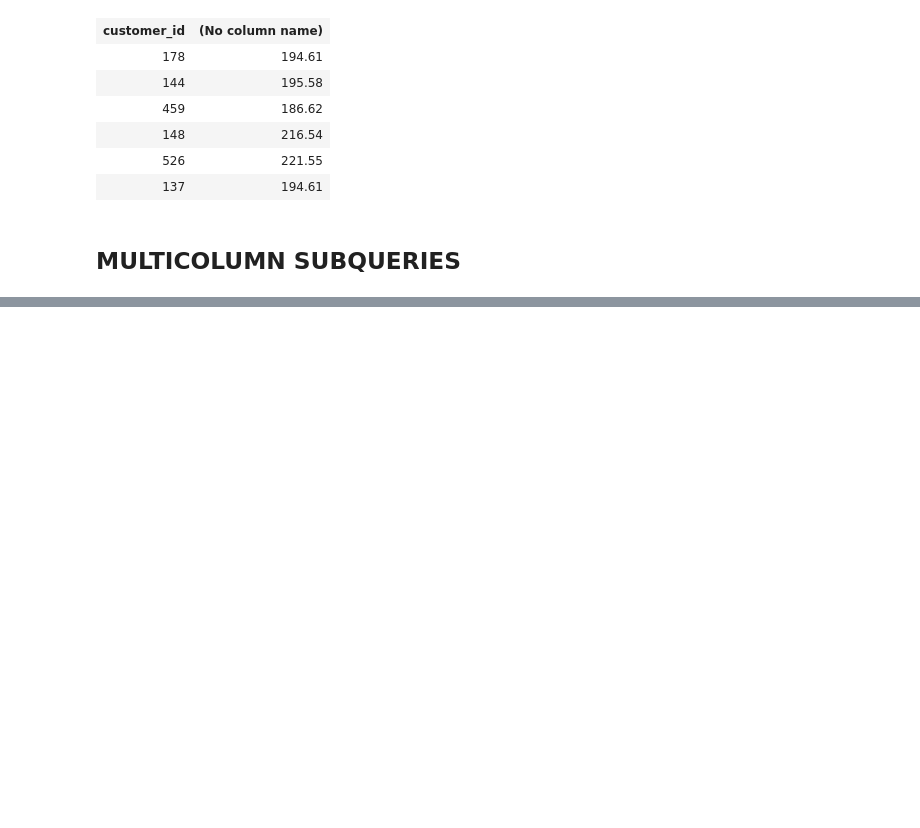
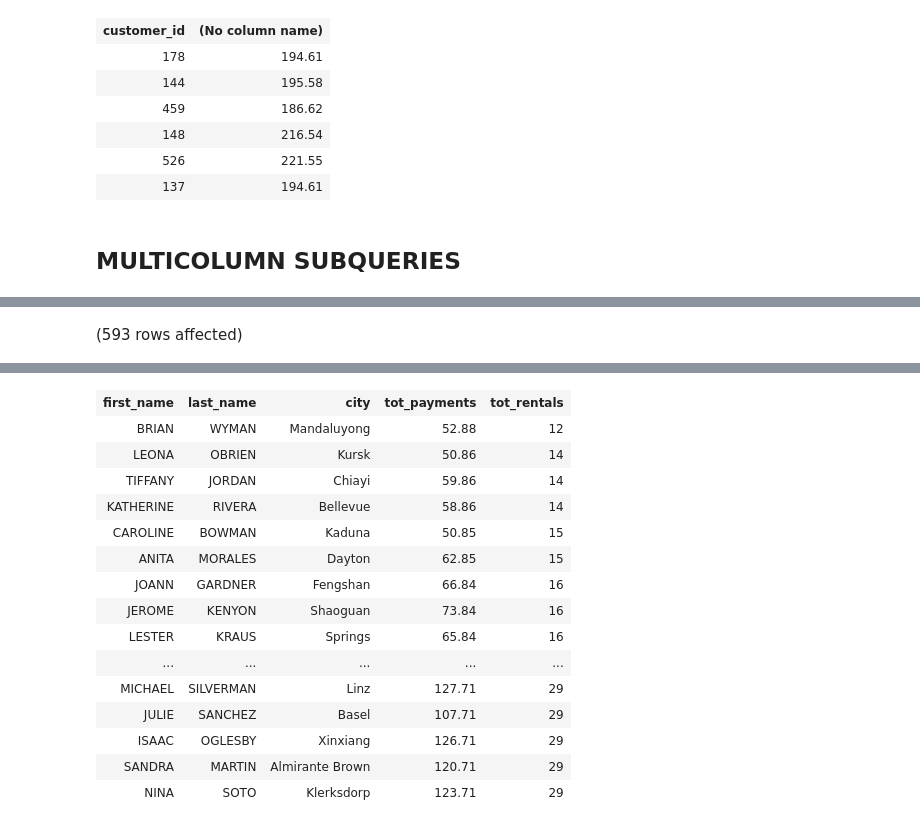
Before and after one commit to ferreira-mr/livroLearningSQL_AlanBeaulieu, a Jupyter notebook: chapter09_Subqueries.ipynb, the cells around one changed output, grey strips where cells are left out. Cells and saved outputs as stored; diff of their text form; code cells hidden in the pictures; blank space fills up the shorter version.

```diff
--- a/chapter09_Subqueries.ipynb
+++ b/chapter09_Subqueries.ipynb
@@ -270,0 +511,13 @@ Total execution time: 00:00:00.037
+# %%
+SELECT c.first_name, c.last_name, ct.city, sum(p.amount) tot_payments, COUNT(*) tot_rentals
+FROM payment p
+    INNER JOIN customer c
+        ON p.customer_id = c.customer_id
+    INNER JOIN address a
+        ON c.address_id = a.city_id
+    INNER JOIN city ct
+        ON a.city_id = ct.city_id
+GROUP BY c.first_name, c.last_name, ct.city
+ORDER BY tot_rentals;
+# %% [output]
+(593 rows affected)
@@ -270,0 +525,16 @@ Total execution time: 00:00:00.037
+| first_name | last_name | city | tot_payments | tot_rentals |
+| BRIAN | WYMAN | Mandaluyong | 52.88 | 12 |
+| LEONA | OBRIEN | Kursk | 50.86 | 14 |
+| TIFFANY | JORDAN | Chiayi | 59.86 | 14 |
+| KATHERINE | RIVERA | Bellevue | 58.86 | 14 |
+| CAROLINE | BOWMAN | Kaduna | 50.85 | 15 |
+| ANITA | MORALES | Dayton | 62.85 | 15 |
+| JOANN | GARDNER | Fengshan | 66.84 | 16 |
+| JEROME | KENYON | Shaoguan | 73.84 | 16 |
+| LESTER | KRAUS | Springs | 65.84 | 16 |
+| ... | ... | ... | ... | ... |
+| MICHAEL | SILVERMAN | Linz | 127.71 | 29 |
+| JULIE | SANCHEZ | Basel | 107.71 | 29 |
+| ISAAC | OGLESBY | Xinxiang | 126.71 | 29 |
+| SANDRA | MARTIN | Almirante Brown | 120.71 | 29 |
+| NINA | SOTO | Klerksdorp | 123.71 | 29 |
```
Also changed, not shown: parts of 19 cells of this notebook.
